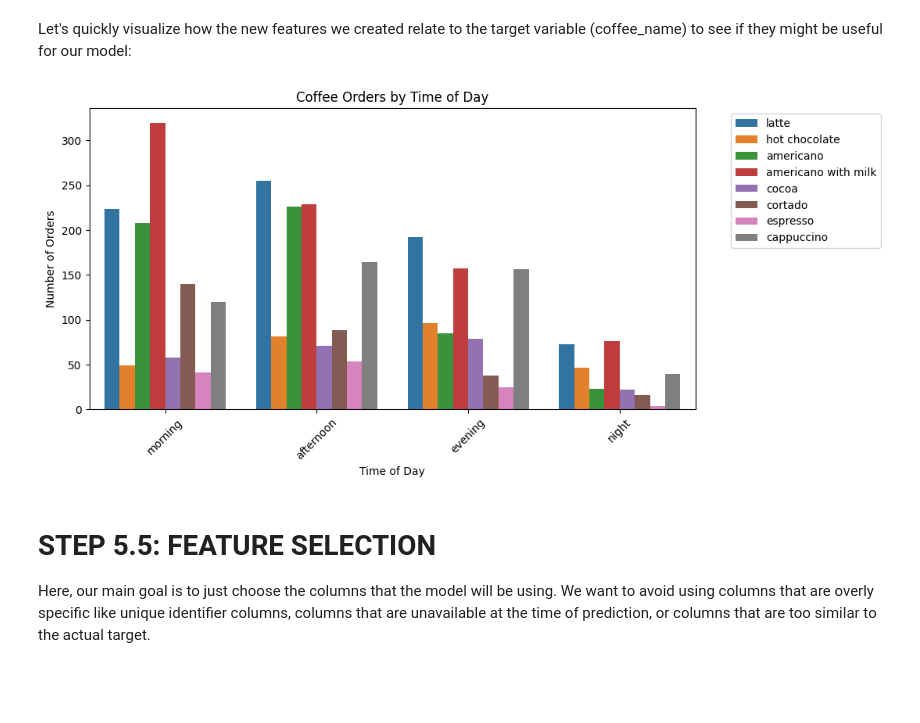
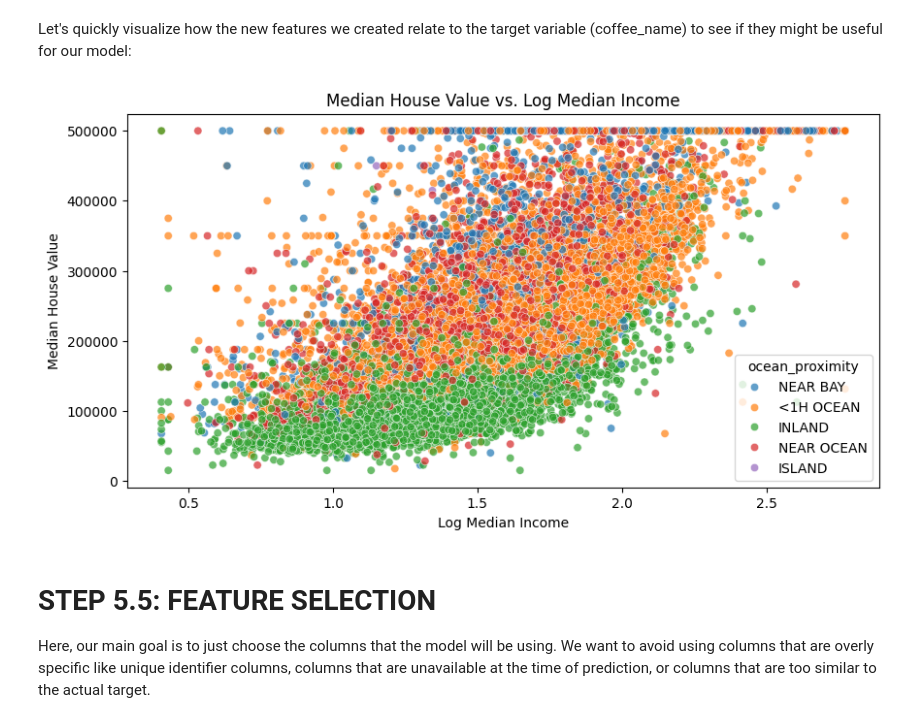
Before and after one commit to elysewong/elyse_wong_DSML_primer, a Jupyter notebook: TCG_ML_PRIMER.ipynb, the cells around one changed output. Cells and saved outputs as stored; diff of their text form; code cells hidden in the pictures; blank space fills up the shorter version.

```diff
--- a/TCG_ML_PRIMER.ipynb
+++ b/TCG_ML_PRIMER.ipynb
@@ -382,5 +421,5 @@ New Shape (after dropping duplicates): (3636, 6)
 # %%
-#convert date and datetime cols --> actual datetime objects (not strings)
-cleaned_df["date"] = pd.to_datetime(cleaned_df["date"])
-cleaned_df["datetime"] = pd.to_datetime(cleaned_df["datetime"])
-cleaned_df[['date', 'datetime']].head()
+# #convert date and datetime cols --> actual datetime objects (not strings)
+# cleaned_df["date"] = pd.to_datetime(cleaned_df["date"])
+# cleaned_df["datetime"] = pd.to_datetime(cleaned_df["datetime"])
+# cleaned_df[['date', 'datetime']].head()
@@ -410,6 +458,13 @@ Rows with negative money:  0
 # %%
+# # we can't train a model on data that isn't there, let's handle the missing values
+# target_col = "coffee_name"
+# print("Missing values before handling:", cleaned_df[target_col].isnull().sum())
+# cleaned_df = cleaned_df.dropna(subset=[target_col]) # drop rows where target variable is missing (can't train on those)
+# print("Missing values after handling:", cleaned_df[target_col].isnull().sum())
+# print("Cleaned shape: ", cleaned_df.shape)
+
 # we can't train a model on data that isn't there, let's handle the missing values
-target_col = "coffee_name"
+target_col = "median_house_value"
 print("Missing values before handling:", cleaned_df[target_col].isnull().sum())
 cleaned_df = cleaned_df.dropna(subset=[target_col]) # drop rows where target variable is missing (can't train on those)
 print("Missing values after handling:", cleaned_df[target_col].isnull().sum())
@@ -421,6 +476,6 @@ Cleaned shape:  (3454, 6)
 # %%
-#for our columns with strings as values, make sure the format is standardized (ie latte vs Latte --> standardize those)
-for col in ['cash_type', 'coffee_name']:
-    cleaned_df[col] = cleaned_df[col].astype(str).str.strip().str.lower()
+# #for our columns with strings as values, make sure the format is standardized (ie latte vs Latte --> standardize those)
+# for col in ['cash_type', 'coffee_name']:
+#     cleaned_df[col] = cleaned_df[col].astype(str).str.strip().str.lower()
 
-cleaned_df[['cash_type', 'coffee_name']].head()
+# cleaned_df[['cash_type', 'coffee_name']].head()
@@ -475,15 +541,19 @@ model_df.head()
 Let's quickly visualize how the new features we created relate to the target variable (coffee_name) to see if they might be useful for our model:
 # %%
 plt.figure(figsize=(10, 5))
-sns.countplot(data=model_df, x="time_of_day", hue="coffee_name")
-plt.title("Coffee Orders by Time of Day")
-plt.xlabel("Time of Day")
-plt.ylabel("Number of Orders")
-plt.xticks(rotation=45)
-plt.legend(bbox_to_anchor=(1.05, 1), loc="upper left")
+sns.scatterplot(
+    data=model_df,
+    x="log_median_income",
+    y="median_house_value",
+    hue="ocean_proximity",
+    alpha=0.7
+)
+plt.title("Median House Value vs. Log Median Income")
+plt.xlabel("Log Median Income")
+plt.ylabel("Median House Value")
 plt.show()
 # %% [output]
-[figure, old version]
+[figure, new version]
 # %% [markdown]
 # STEP 5.5: FEATURE SELECTION
 Here, our main goal is to just choose the columns that the model will be using. We want to avoid using columns that are overly specific like unique identifier columns, columns that are unavailable at the time of prediction, or columns that are too similar to the actual target.
```
Also changed, not shown: parts of 43 cells of this notebook.
